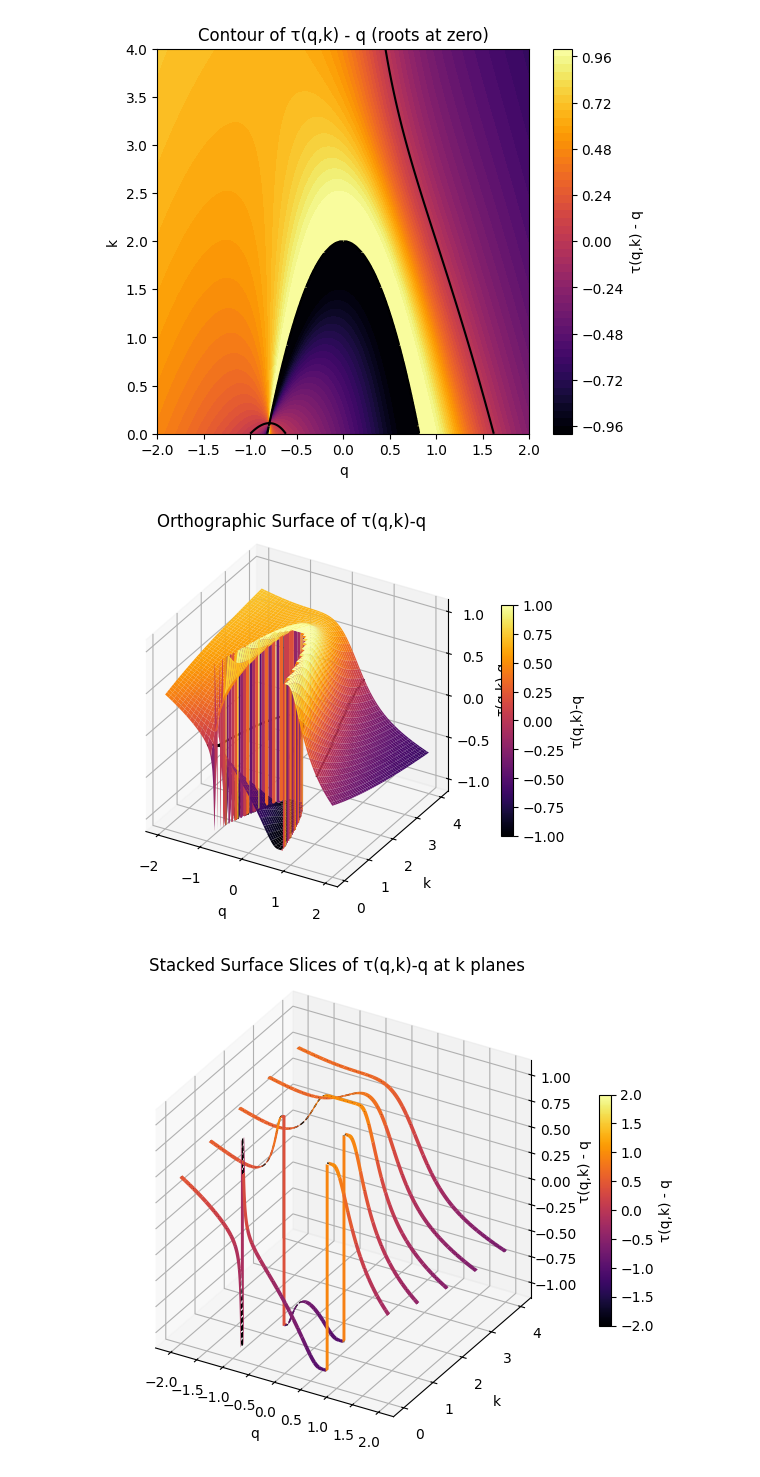
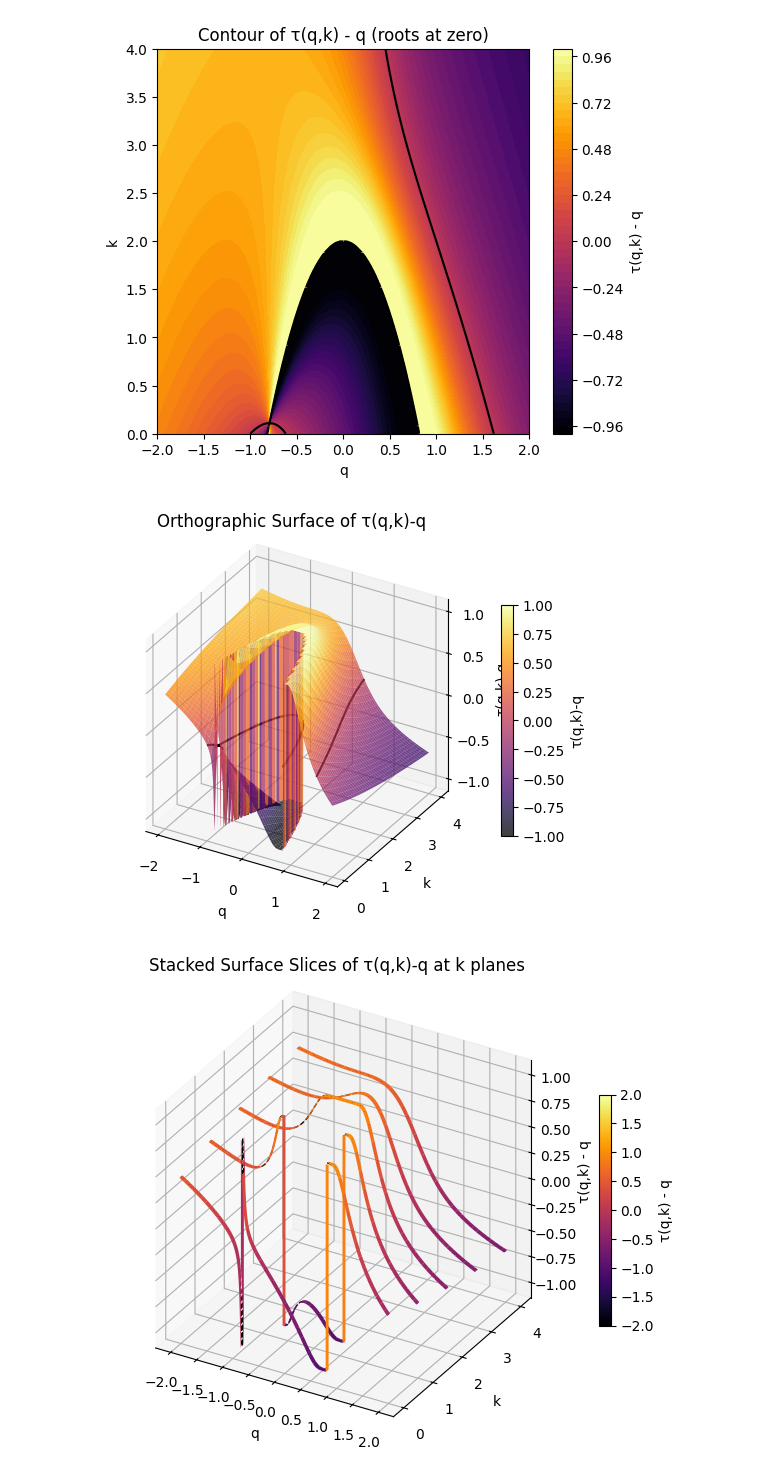
Before and after one commit to anthonyrisinger/riprompt, a Jupyter notebook: riprompt.ipynb, the cells around one changed output. Cells and saved outputs as stored; diff of their text form; code cells hidden in the pictures.

Commit message:
Restore alpha.

```diff
--- a/riprompt.ipynb
+++ b/riprompt.ipynb
@@ -89,22 +89,22 @@ plt.show()
 # %%
 q = np.linspace(-2, 2, 1001)
 k = np.linspace(0, 4, 1001)
 Q, K = np.meshgrid(q, k)
 F = np.tanh(τ(Q, K) - Q)
 
 fig = plt.figure(figsize=(6,6))
 ax = fig.add_subplot(111, projection='3d', proj_type='ortho')
-surf = ax.plot_surface(Q, K, F, cmap='inferno', edgecolor='none', vmin=-1, vmax=1)
+surf = ax.plot_surface(Q, K, F, cmap='inferno', edgecolor='none', vmin=-1, vmax=1, alpha=0.75)
 ax.contour(Q, K, F, levels=[0], zdir='z', colors='black')
 ax.set_xlabel('q')
 ax.set_ylabel('k')
 ax.set_zlabel('τ(q,k)-q')
 ax.set_box_aspect((1,1,1))
 fig.colorbar(surf, shrink=0.5, label='τ(q,k)-q')
 plt.title('Orthographic Surface of τ(q,k)-q')
 plt.show()
 # %% [output]
-[figure, old version]
+[figure, new version]
 # %%
 q = np.linspace(-2, 2, 10001)
 k_values = np.linspace(0, 4, 5)
```
